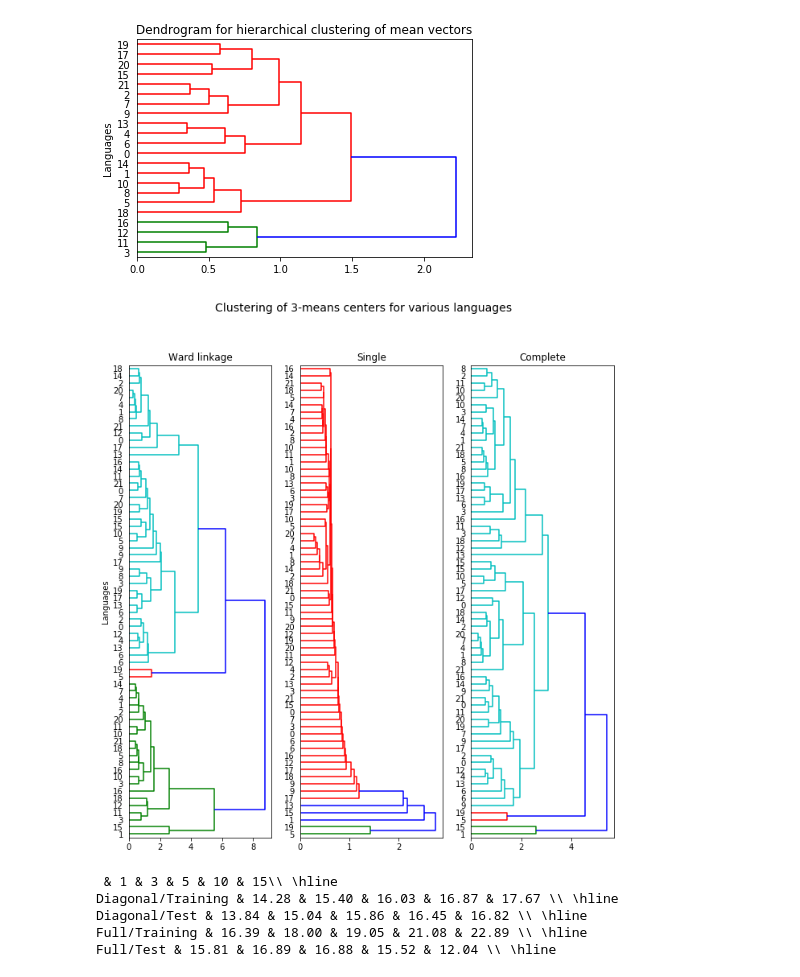
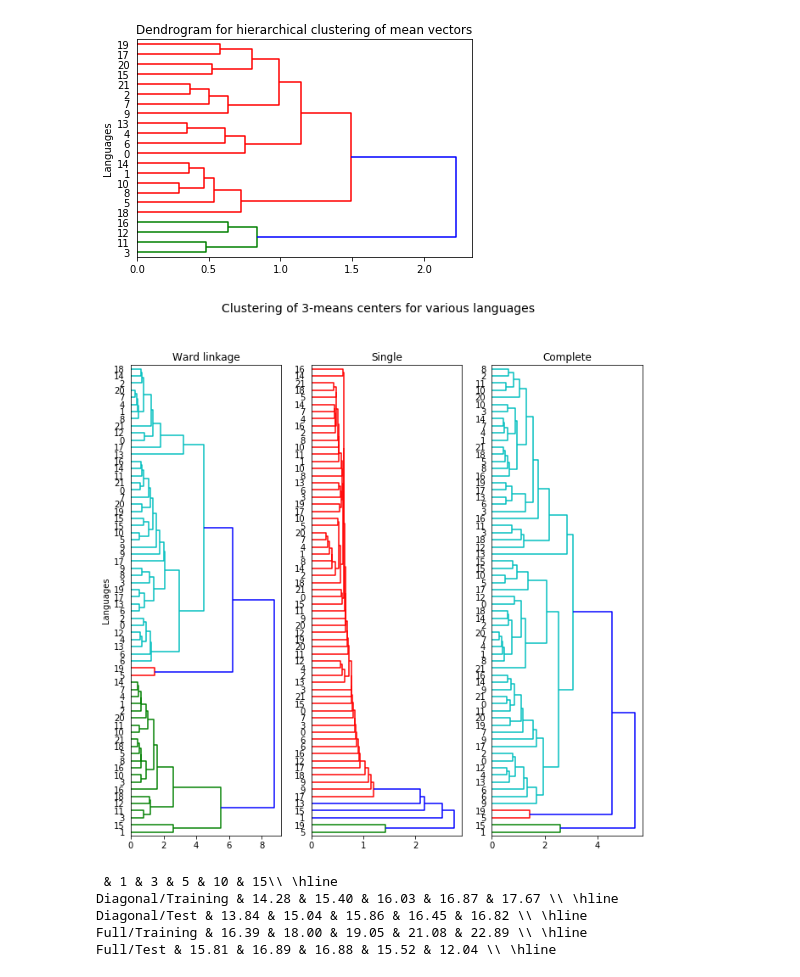
Before and after one commit to s17k/IAML_CW2, a Jupyter notebook: iaml01cw2_q3.ipynb, the cells around one changed output. Drawn from its saved outputs; the diff is of its cells as text; code cells hidden in the pictures.

```diff
--- a/iaml01cw2_q3.ipynb
+++ b/iaml01cw2_q3.ipynb
@@ -98,30 +98,30 @@ iaml01cw2_q3_3()   # comment this out when you run the function
 # %%
 # Q3.4
 def iaml01cw2_q3_4():
     centers_alllngs_list = []
     for l in range(22):
         kmeans = KMeans(n_clusters=3, random_state=1)
         Xtrn_l = Xtrn[Ytrn==l]
         labels = kmeans.fit_predict(Xtrn_l)
         centers = kmeans.cluster_centers_
         centers_alllngs_list.append(centers)
     centers_alllngs_mat = np.concatenate(centers_alllngs_list, axis=0)
-    fig, ax = plt.subplots(figsize=(18*0.6, 18*0.6), nrows=1, ncols=3)
+    fig, ax = plt.subplots(figsize=(18*0.6, 17*0.6), nrows=1, ncols=3)
 
     for i, method in enumerate(['ward', 'single', 'complete']):
         Z = linkage(centers_alllngs_mat, method)
         dendrogram(Z, ax = ax[i], orientation='right',  leaf_font_size = 10, leaf_label_func = lambda x: x//3)
 
     ax[0].set_title('Ward linkage')
     ax[1].set_title('Single')
     ax[2].set_title('Complete')
     ax[0].set_ylabel("Languages")
     fig.suptitle("Clustering of 3-means centers for various languages", fontsize=14)
-    plt.savefig('imgs/3_4.png', bbox_inches = 'tight', pad_inches = 0.2)
+    plt.savefig('imgs/3_4.png', bbox_inches = 'tight', pad_inches = 0.1)
 
 iaml01cw2_q3_4()   # comment this out when you run the function
 # %% [output]
-[figure, old version]
+[figure, new version]
 # %%
 # Q3.5
 def iaml01cw2_q3_5():
```
Also changed, not shown: 6 other files.
